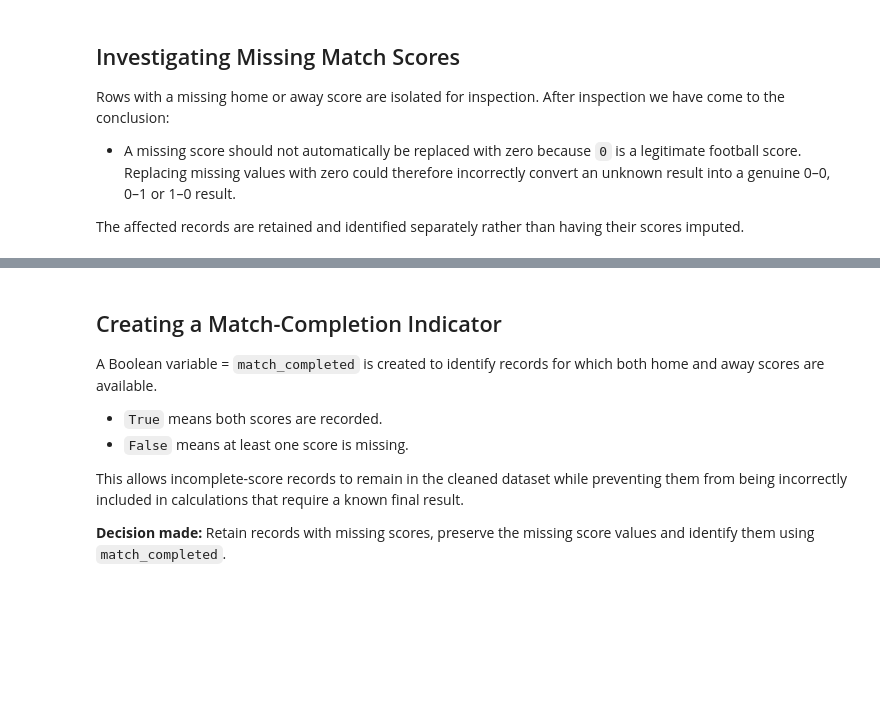
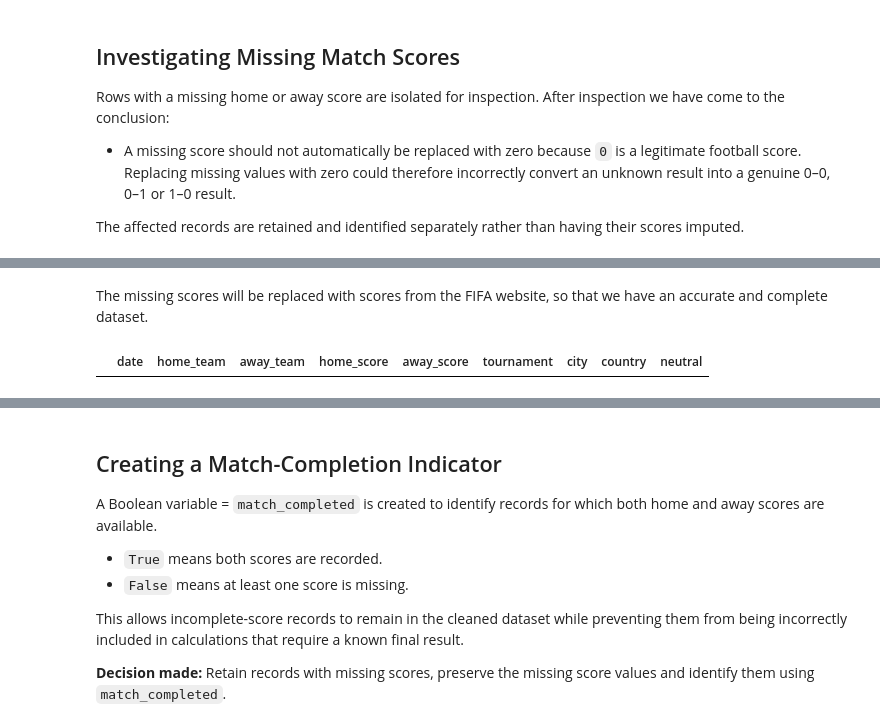
Before and after one commit to sdurham1606/Fifa-2026-World-Cup-Project, a Jupyter notebook: notebooks/01_data_cleaning.ipynb, the cells around one changed output, grey strips where cells are left out. Cells and saved outputs as stored; diff of their text form; code cells hidden in the pictures; blank space fills up the shorter version.

```diff
--- a/notebooks/01_data_cleaning.ipynb
+++ b/notebooks/01_data_cleaning.ipynb
@@ -361,3 +361,5 @@ missing_score_rows
 | 49502 | 2026-07-10 | Spain | Belgium | NaN | NaN | FIFA World Cup | Inglewood | United States | True |
 | 49503 | 2026-07-11 | Norway | England | NaN | NaN | FIFA World Cup | Miami Gardens | United States | True |
 | 49504 | 2026-07-11 | Argentina | Switzerland | NaN | NaN | FIFA World Cup | Kansas City | United States | True |
+# %% [markdown]
+The missing scores will be replaced with scores from the FIFA website, so that we have an accurate and complete dataset.
@@ -363,0 +371,9 @@ missing_score_rows
+# %%
+missing_score_rows = results_clean[
+    results_clean["home_score"].isna()
+    | results_clean["away_score"].isna()
+]
+
+missing_score_rows
+# %% [output]
+|  | date | home_team | away_team | home_score | away_score | tournament | city | country | neutral |
```
Also changed, not shown: parts of 48 cells of this notebook, 1 other file.
